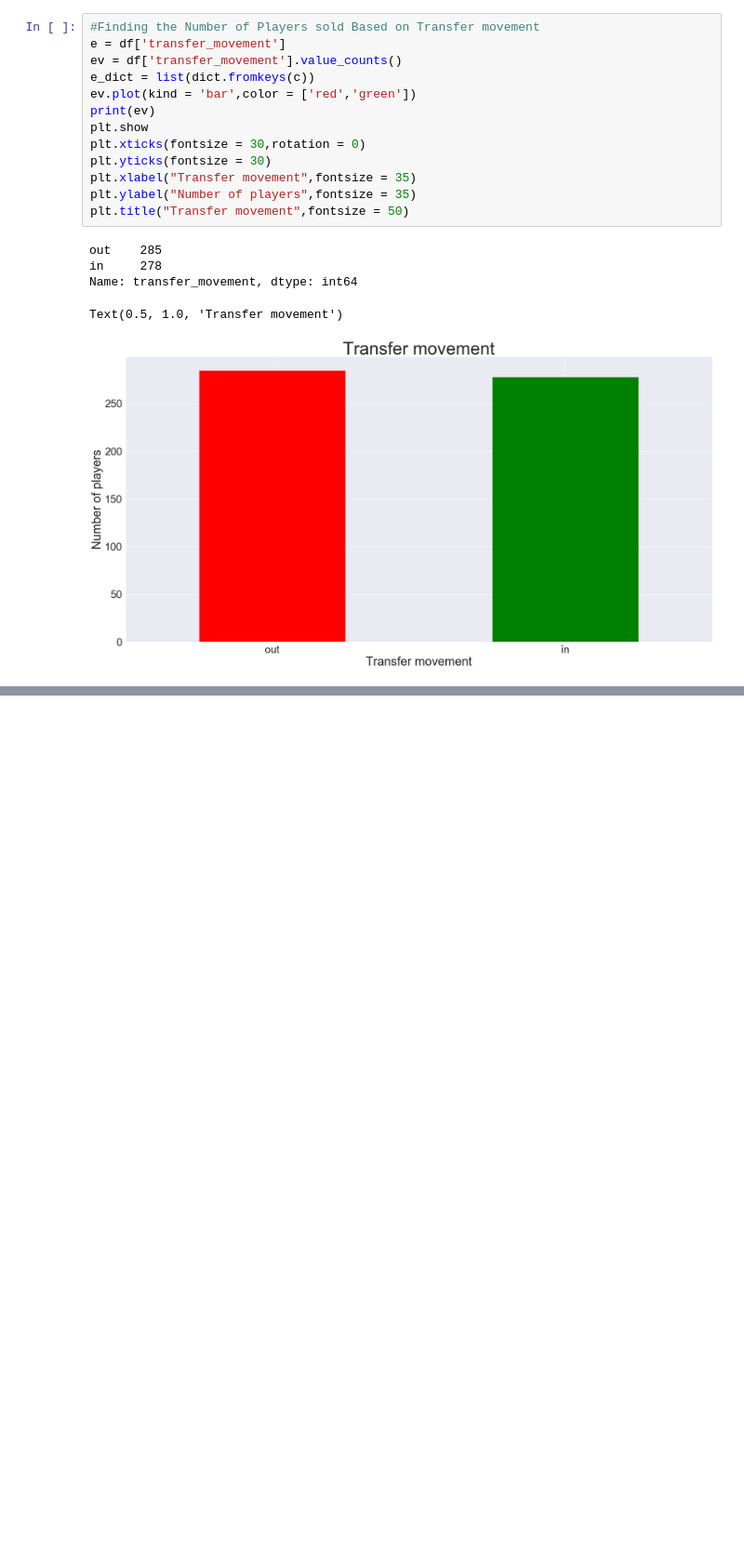
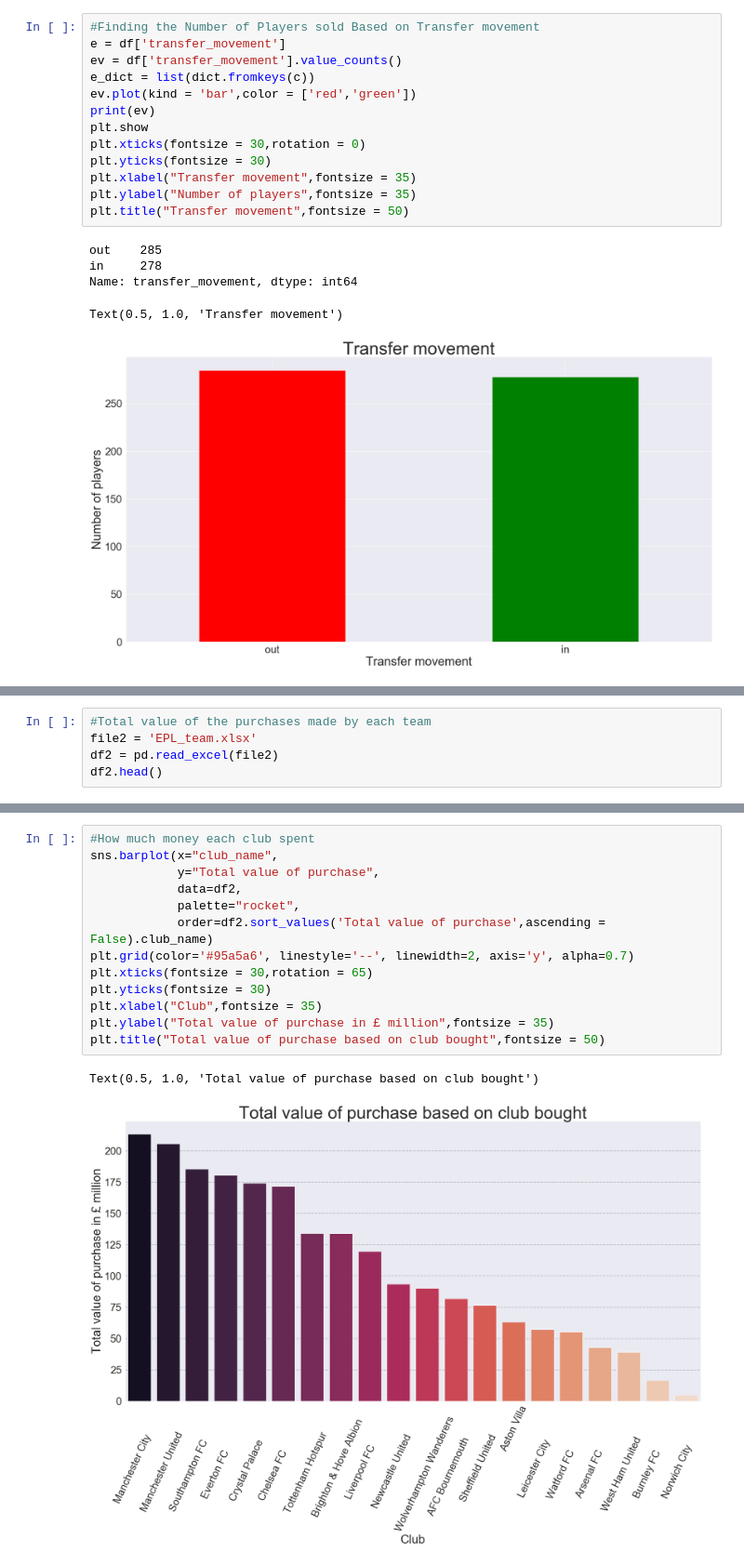
Before and after one commit to Thesavagecoder7784/Statistical-Data-Analysis-With-Pandas, a Jupyter notebook: English Premier League Transfers Analysis 2019-20.ipynb, the cells around one changed output, grey strips where cells are left out. Shown at 93% size. Drawn from its saved outputs; the diff is of its cells as text; blank space fills up the shorter version.

```diff
--- a/English Premier League Transfers Analysis 2019-20.ipynb
+++ b/English Premier League Transfers Analysis 2019-20.ipynb
@@ -193,0 +219,5 @@ adc
+# %%
+#Total value of the purchases made by each team
+file2 = 'EPL_team.xlsx'
+df2 = pd.read_excel(file2)
+df2.head()
@@ -193,0 +231,16 @@ adc
+# %%
+#How much money each club spent
+sns.barplot(x="club_name",
+            y="Total value of purchase",
+            data=df2,
+            palette="rocket",
+            order=df2.sort_values('Total value of purchase',ascending = False).club_name)
+plt.grid(color='#95a5a6', linestyle='--', linewidth=2, axis='y', alpha=0.7)
+plt.xticks(fontsize = 30,rotation = 65)
+plt.yticks(fontsize = 30)
+plt.xlabel("Club",fontsize = 35)
+plt.ylabel("Total value of purchase in £ million",fontsize = 35)
+plt.title("Total value of purchase based on club bought",fontsize = 50)
+# %% [output]
+Text(0.5, 1.0, 'Total value of purchase based on club bought')
+[figure, added]
```
Also changed, not shown: parts of 15 cells of this notebook.
